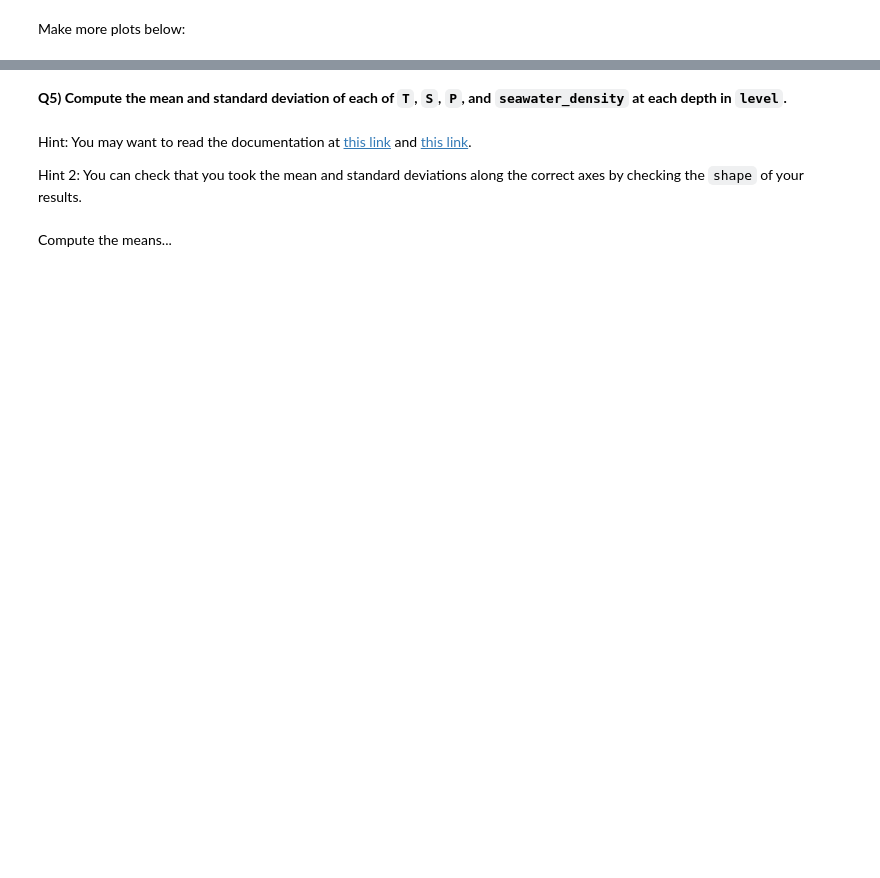
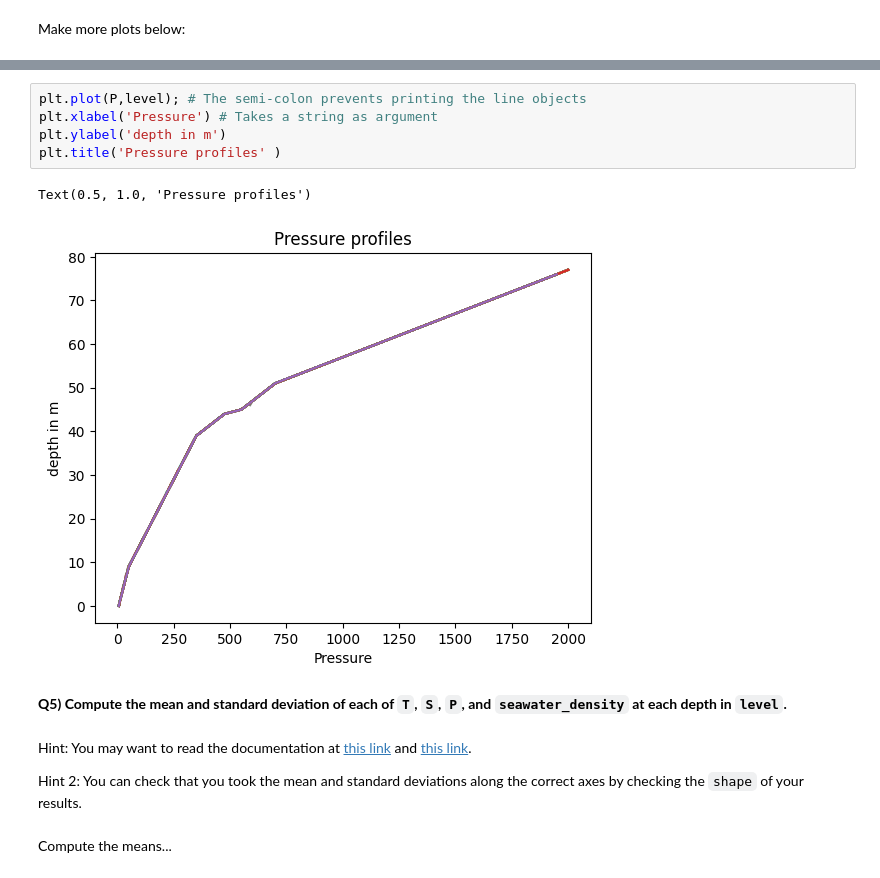
Before and after one commit to madjidsadou/2024_Intro_Python, a Jupyter notebook: Copy_of_W2_S1.ipynb, the cells around one changed output, grey strips where cells are left out. Saved outputs shown, nothing was run; the diff lists cells and outputs as text; blank space fills up the shorter version.

```diff
--- a/Copy_of_W2_S1.ipynb
+++ b/Copy_of_W2_S1.ipynb
@@ -206,3 +231,11 @@ Make more plots below:
+# %%
+plt.plot(P,level); # The semi-colon prevents printing the line objects
+plt.xlabel('Pressure') # Takes a string as argument
+plt.ylabel('depth in m')
+plt.title('Pressure profiles' )
+# %% [output]
+Text(0.5, 1.0, 'Pressure profiles')
+[figure, added]
 # %% [markdown]
 **Q5) Compute the mean and standard deviation of each of `T`, `S`, `P`, and `seawater_density` at each depth in `level`.**
 # %% [markdown]
```
Also changed, not shown: parts of 36 cells of this notebook.
